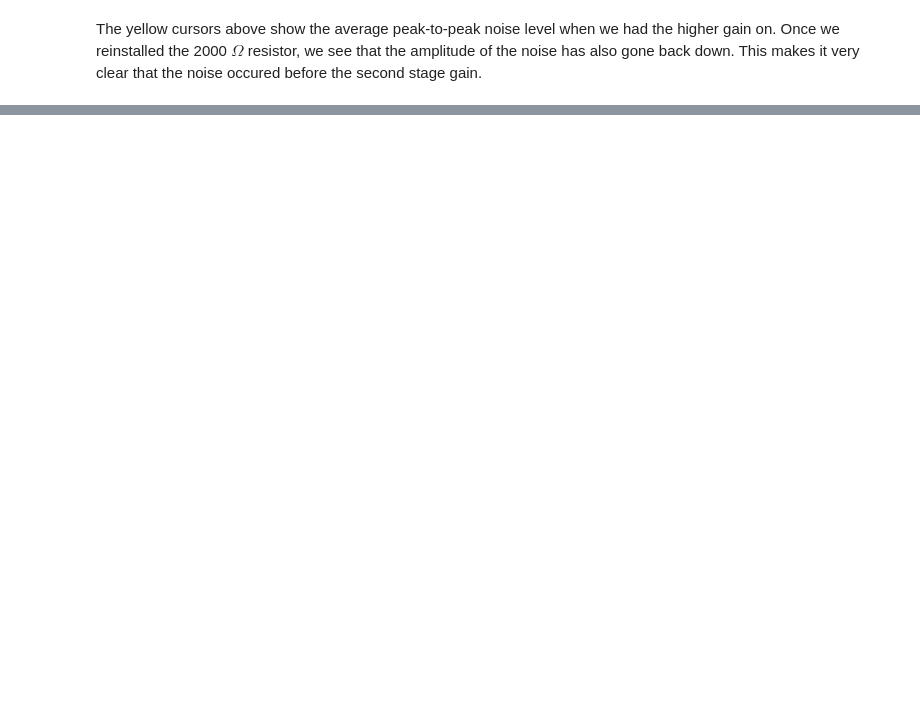
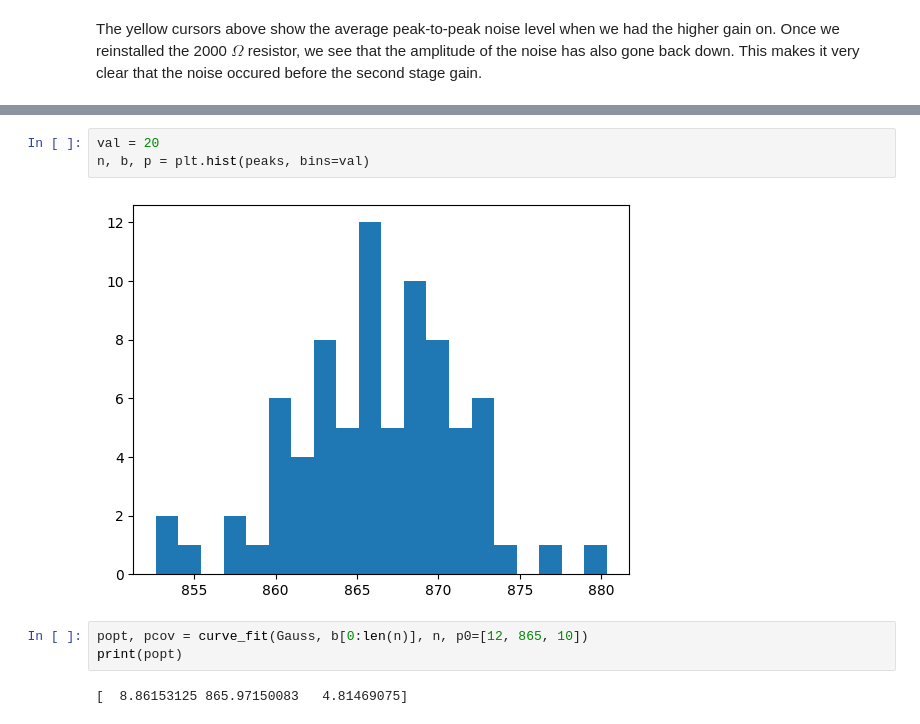
Before and after one commit to arathi-suraj/aramaki-lab-code, a Jupyter notebook: snr.ipynb, the cells around one changed output, grey strips where cells are left out. Drawn from its saved outputs; the diff is of its cells as text; blank space fills up the shorter version.

```diff
--- a/snr.ipynb
+++ b/snr.ipynb
@@ -131,0 +178,10 @@ The yellow cursors above show the average peak-to-peak noise level when we had t
+# %%
+val = 20
+n, b, p = plt.hist(peaks, bins=val)
+# %% [output]
+[figure, added]
+# %%
+popt, pcov = curve_fit(Gauss, b[0:len(n)], n, p0=[12, 865, 10])
+print(popt)
+# %% [output]
+[  8.86153125 865.97150083   4.81469075]
```
Also changed, not shown: parts of 58 cells of this notebook.
